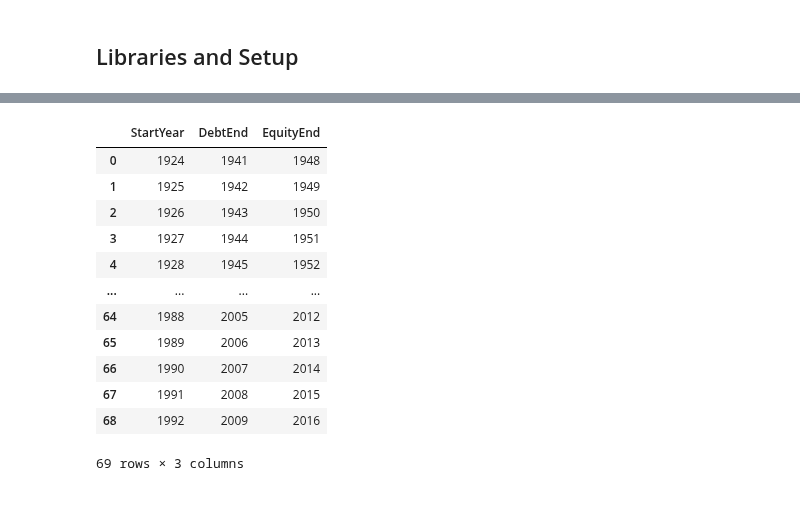
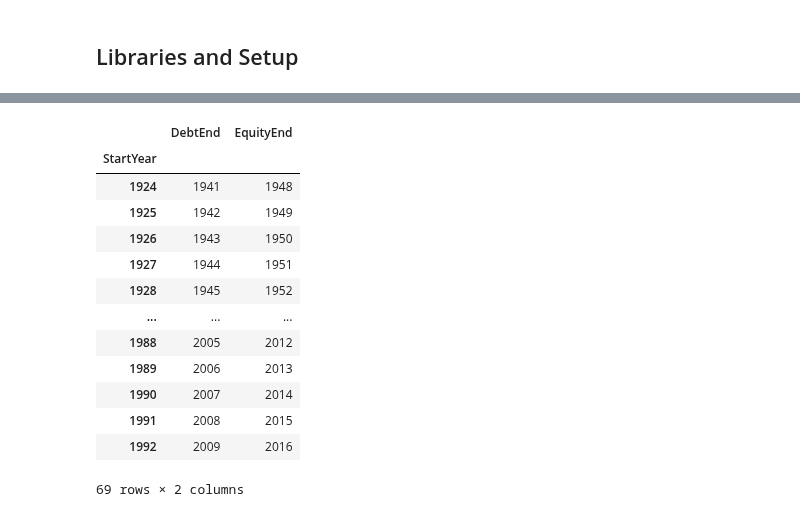
Before and after one commit to AndyFlem/ngonye-notepad, a Jupyter notebook: f_power_energy_periods.ipynb, the cells around one changed output, grey strips where cells are left out. Drawn from its saved outputs; the diff is of its cells as text; code cells hidden in the pictures.

```diff
--- a/f_power_energy_periods.ipynb
+++ b/f_power_energy_periods.ipynb
@@ -24,3 +21,8 @@ equity_period=25
+# %%
+out_prefix='rec1'
+debt_period=18
+equity_period=25
+discount_rate=1.0 + 0.15
 # %% [markdown]
 ## Libraries and Setup
 # %%
@@ -29,5 +31,5 @@ import pandas as pd
 from scipy import interpolate
 import math
 # %%
-yearly=pd.read_csv(output_data + "rec1_p_and_e_yearly.csv")
+yearly=pd.read_csv(output_data + out_prefix + "_p_and_e_yearly.csv")
 # %%
@@ -37,21 +51,21 @@ yearly['WaterYear'].max()
 # %%
-
 sims=pd.DataFrame({'StartYear':np.arange(yearly['WaterYear'].min(),yearly['WaterYear'].max()-equity_period+2,1)})
 sims['DebtEnd']=sims['StartYear']+debt_period-1
 sims['EquityEnd']=sims['StartYear']+equity_period-1
+sims=sims.set_index('StartYear')
 sims
-#yearly
 # %% [output]
-|  | StartYear | DebtEnd | EquityEnd |
-| 0 | 1924 | 1941 | 1948 |
-| 1 | 1925 | 1942 | 1949 |
-| 2 | 1926 | 1943 | 1950 |
-| 3 | 1927 | 1944 | 1951 |
-| 4 | 1928 | 1945 | 1952 |
-| ... | ... | ... | ... |
-| 64 | 1988 | 2005 | 2012 |
-| 65 | 1989 | 2006 | 2013 |
-| 66 | 1990 | 2007 | 2014 |
-| 67 | 1991 | 2008 | 2015 |
-| 68 | 1992 | 2009 | 2016 |
+|  | DebtEnd | EquityEnd |
+| StartYear |  |  |
+| 1924 | 1941 | 1948 |
+| 1925 | 1942 | 1949 |
+| 1926 | 1943 | 1950 |
+| 1927 | 1944 | 1951 |
+| 1928 | 1945 | 1952 |
+| ... | ... | ... |
+| 1988 | 2005 | 2012 |
+| 1989 | 2006 | 2013 |
+| 1990 | 2007 | 2014 |
+| 1991 | 2008 | 2015 |
+| 1992 | 2009 | 2016 |
-69 rows × 3 columns
+69 rows × 2 columns
```
Also changed, not shown: parts of 15 cells of this notebook, 19 other files.
